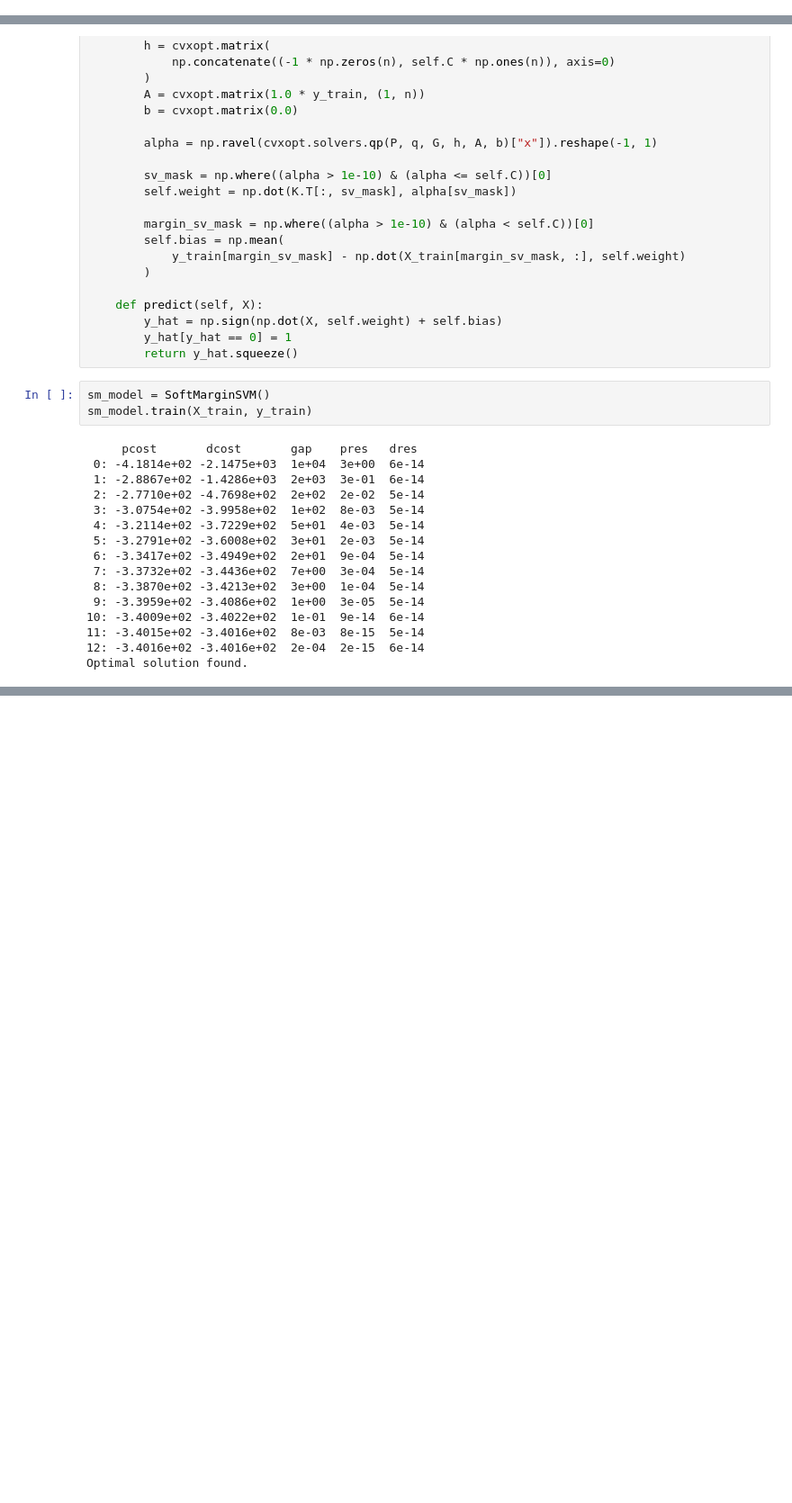
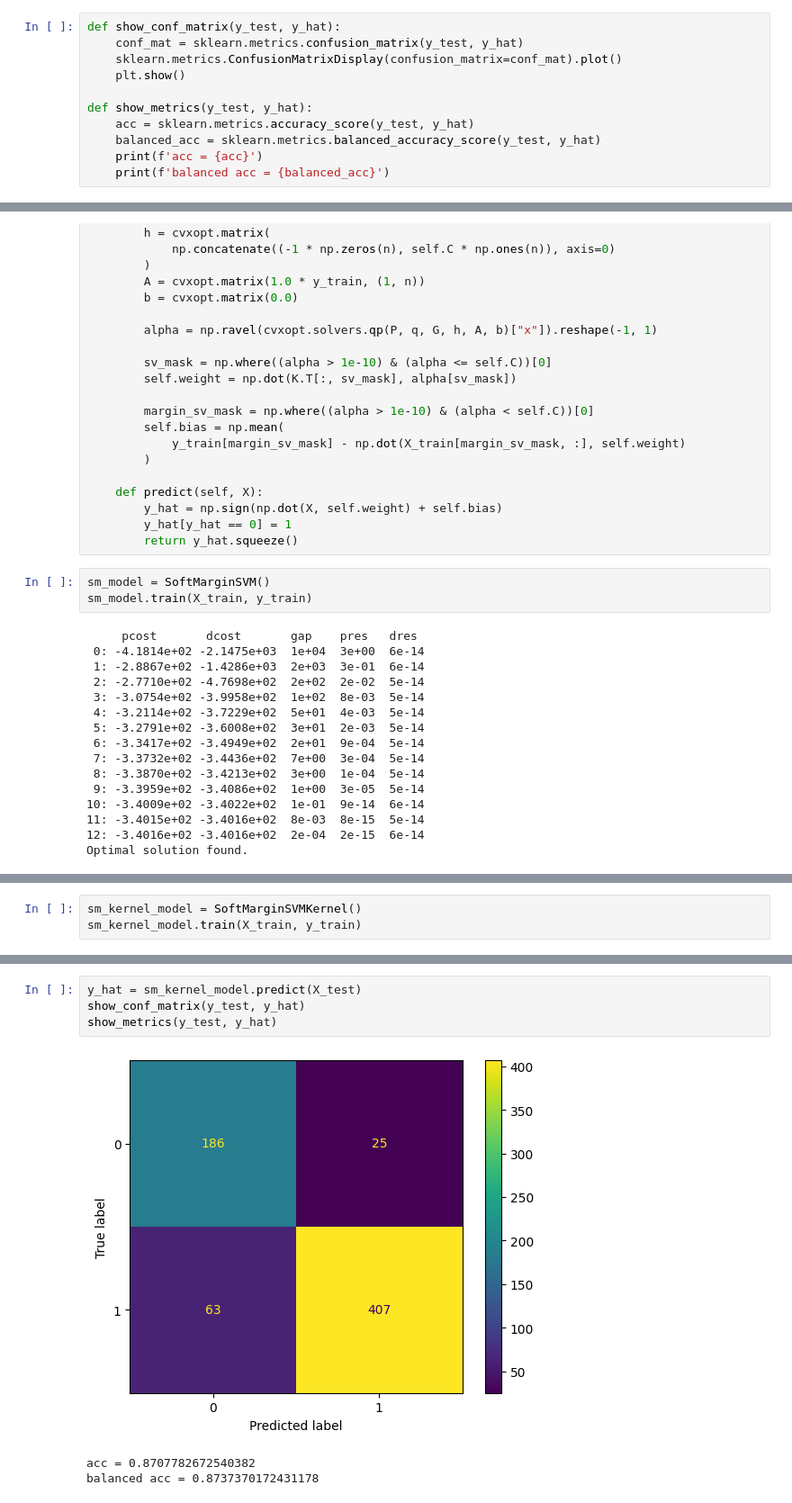
Before and after one commit to sehbeygi79/Soft-SVM, a Jupyter notebook: soft-svm.ipynb, the cells around one changed output, grey strips where cells are left out. Shown at 90% size. Drawn from its saved outputs; the diff is of its cells as text; blank space fills up the shorter version.

Commit message:
soft-margin SVM with RBF kernel added

```diff
--- a/soft-svm.ipynb
+++ b/soft-svm.ipynb
@@ -53,3 +28,14 @@ train [[ 1.]
+# %%
+def show_conf_matrix(y_test, y_hat):
+    conf_mat = sklearn.metrics.confusion_matrix(y_test, y_hat)
+    sklearn.metrics.ConfusionMatrixDisplay(confusion_matrix=conf_mat).plot()
+    plt.show()
+
+def show_metrics(y_test, y_hat):
+    acc = sklearn.metrics.accuracy_score(y_test, y_hat)
+    balanced_acc = sklearn.metrics.balanced_accuracy_score(y_test, y_hat)
+    print(f'acc = {acc}')
+    print(f'balanced acc = {balanced_acc}')
 # %% [markdown]
 # Part 1: Soft-Margin SVM
 # %%
@@ -122,0 +160,3 @@ balanced acc = 0.8249924372290007
+# %%
+sm_kernel_model = SoftMarginSVMKernel()
+sm_kernel_model.train(X_train, y_train)
@@ -122,0 +176,8 @@ balanced acc = 0.8249924372290007
+# %%
+y_hat = sm_kernel_model.predict(X_test)
+show_conf_matrix(y_test, y_hat)
+show_metrics(y_test, y_hat)
+# %% [output]
+[figure, added]
+acc = 0.8707782672540382
+balanced acc = 0.8737370172431178
```
Also changed, not shown: parts of 7 cells of this notebook.
